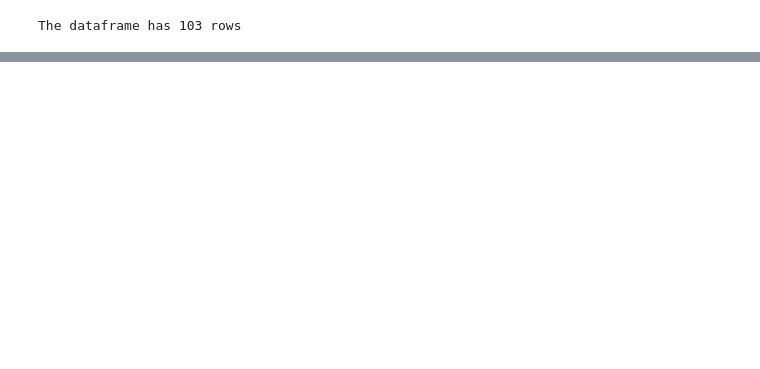
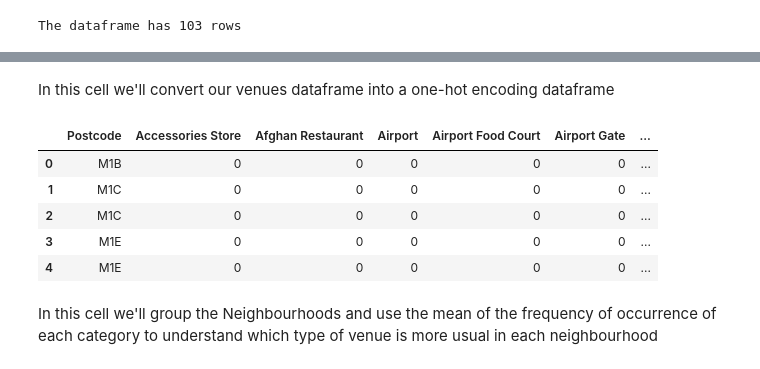
Before and after one commit to andrealegria/Coursera_Capstone, a Jupyter notebook: Segmenting and Clustering Neighbourhoods.ipynb, the cells around one changed output, grey strips where cells are left out. Drawn from its saved outputs; the diff is of its cells as text; code cells hidden in the pictures; blank space fills up the shorter version.

```diff
--- a/Segmenting and Clustering Neighbourhoods.ipynb
+++ b/Segmenting and Clustering Neighbourhoods.ipynb
@@ -51,0 +239,23 @@ The dataframe has 103 rows
+# %% [markdown]
+In this cell we'll convert our venues dataframe into a one-hot encoding dataframe
+# %%
+# one hot encoding
+toronto_onehot = pd.get_dummies(toronto_venues[['Venue Category']], prefix="", prefix_sep="")
+
+# add neighborhood column back to dataframe
+toronto_onehot['Postcode'] = toronto_venues['Postcode']
+
+# move neighborhood column to the first column
+fixed_columns = [toronto_onehot.columns[-1]] + list(toronto_onehot.columns[:-1])
+toronto_onehot = toronto_onehot[fixed_columns]
+
+toronto_onehot.head()
+# %% [output]
+|  | Postcode | Accessories Store | Afghan Restaurant | Airport | Airport Food Court | Airport Gate | ... |
+| 0 | M1B | 0 | 0 | 0 | 0 | 0 | ... |
+| 1 | M1C | 0 | 0 | 0 | 0 | 0 | ... |
+| 2 | M1C | 0 | 0 | 0 | 0 | 0 | ... |
+| 3 | M1E | 0 | 0 | 0 | 0 | 0 | ... |
+| 4 | M1E | 0 | 0 | 0 | 0 | 0 | ... |
+# %% [markdown]
+In this cell we'll group the Neighbourhoods and use the mean of the frequency of occurrence of each category to understand which type of venue is more usual in each neighbourhood
```
Also changed, not shown: parts of 49 cells of this notebook.
